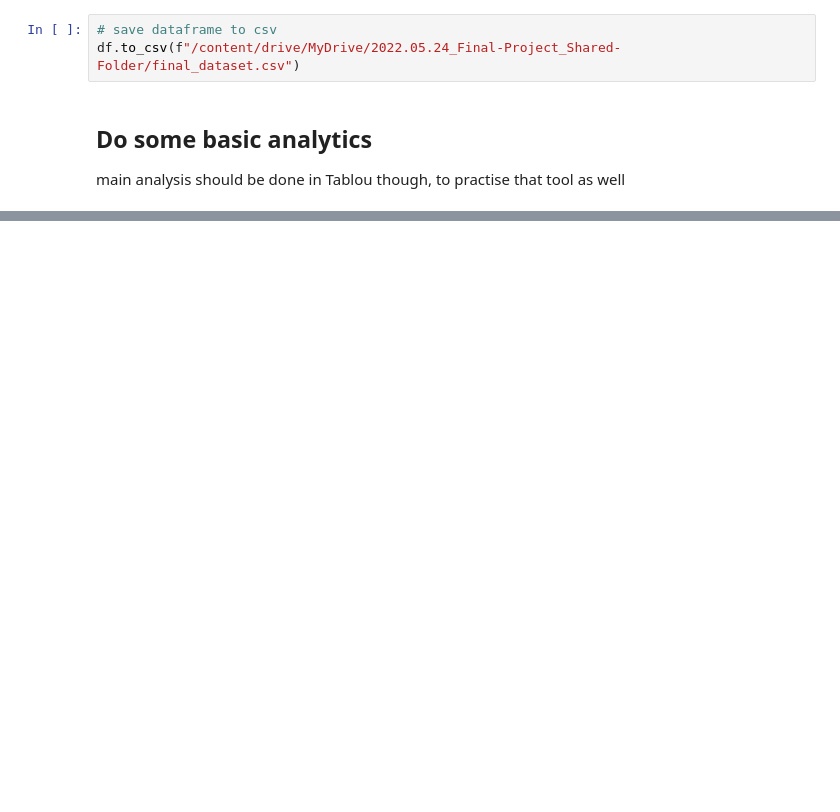
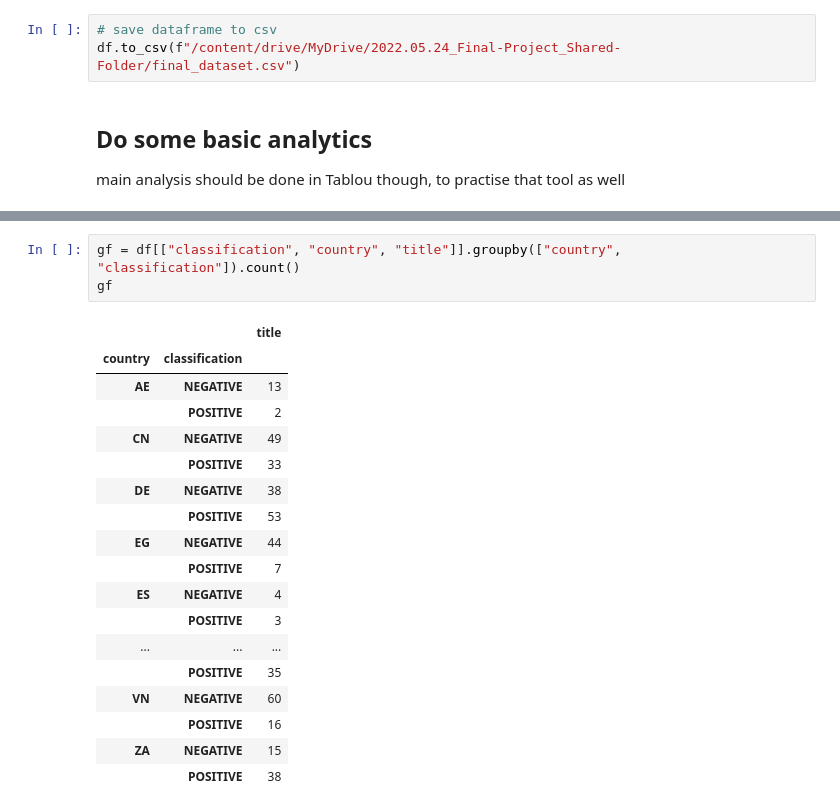
Before and after one commit to iCarambaaa/huggingface-news-analysis, a Jupyter notebook: final_prepocessing_steps.ipynb, the cells around one changed output, grey strips where cells are left out. Drawn from its saved outputs; the diff is of its cells as text; blank space fills up the shorter version.

```diff
--- a/final_prepocessing_steps.ipynb
+++ b/final_prepocessing_steps.ipynb
@@ -81,0 +105,22 @@ fig.tight_layout(pad=1.0)
+# %%
+gf = df[["classification", "country", "title"]].groupby(["country", "classification"]).count()
+gf
+# %% [output]
+|  |  | title |
+| country | classification |  |
+| AE | NEGATIVE | 13 |
+|  | POSITIVE | 2 |
+| CN | NEGATIVE | 49 |
+|  | POSITIVE | 33 |
+| DE | NEGATIVE | 38 |
+|  | POSITIVE | 53 |
+| EG | NEGATIVE | 44 |
+|  | POSITIVE | 7 |
+| ES | NEGATIVE | 4 |
+|  | POSITIVE | 3 |
+| ... | ... | ... |
+|  | POSITIVE | 35 |
+| VN | NEGATIVE | 60 |
+|  | POSITIVE | 16 |
+| ZA | NEGATIVE | 15 |
+|  | POSITIVE | 38 |
```
Also changed, not shown: parts of 6 cells of this notebook.
